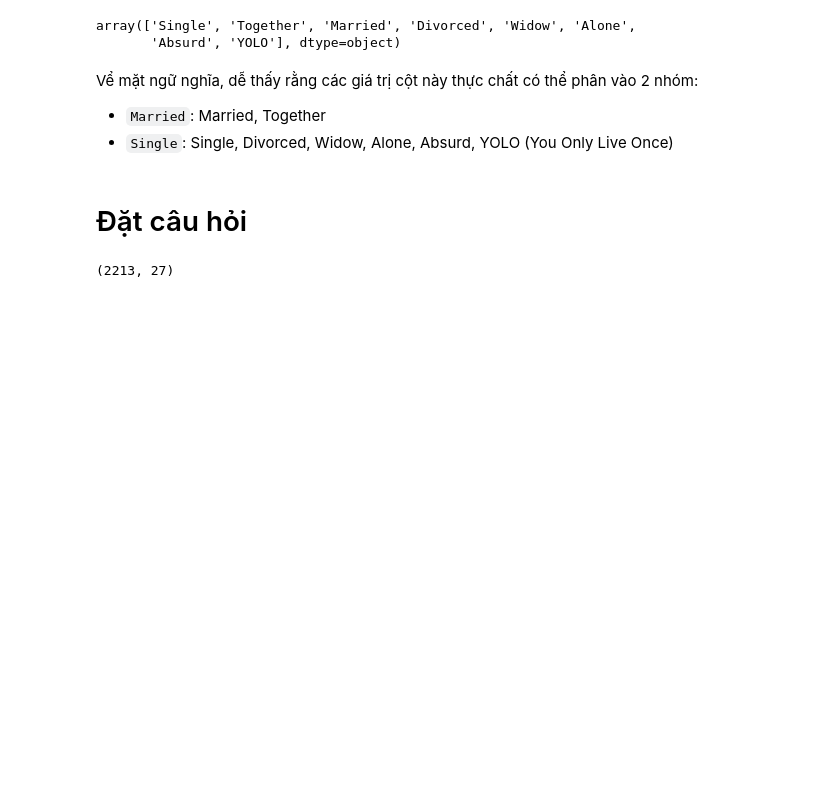
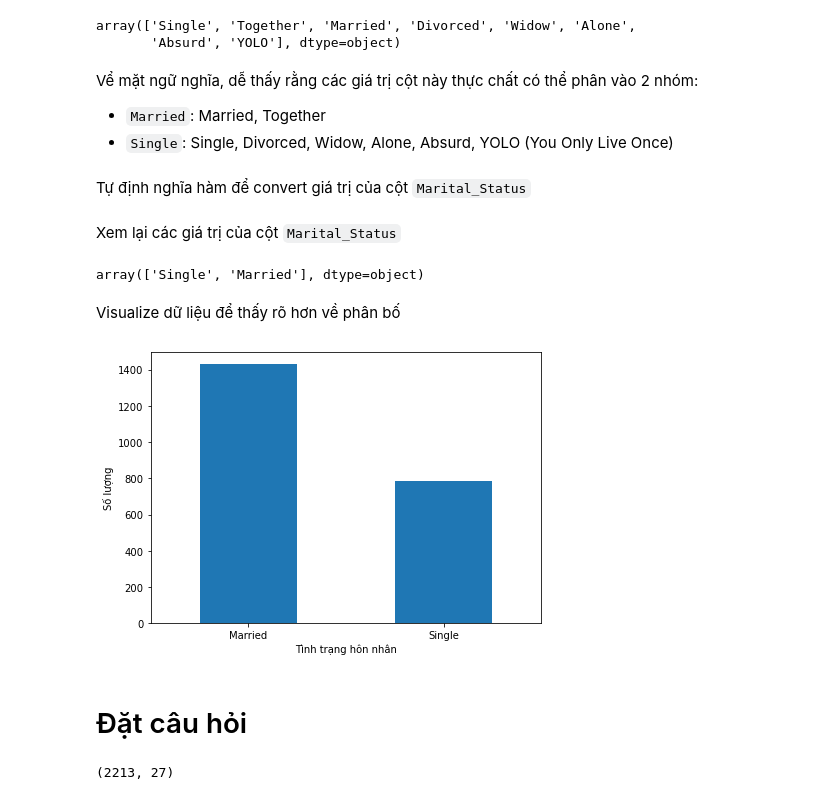
Before and after one commit to ngminhluong/CDS-EndTerm, a Jupyter notebook: Source/Main.ipynb, the cells around one changed output. Cells and saved outputs as stored; diff of their text form; code cells hidden in the pictures; blank space fills up the shorter version.

```diff
--- a/Source/Main.ipynb
+++ b/Source/Main.ipynb
@@ -299,3 +299,27 @@ Vể mặt ngữ nghĩa, dễ thấy rằng các giá trị cột này thực ch
+# %% [markdown]
+Tự định nghĩa hàm để convert giá trị của cột `Marital_Status`
+# %%
+def convMarital(row):
+    if row == "Married" or row == "Together":
+        return "Married"
+    else:
+        return "Single"
+# %%
+mkt_df["Marital_Status"] = mkt_df["Marital_Status"].apply(convMarital)
+# %% [markdown]
+Xem lại các giá trị của cột `Marital_Status`
+# %%
+mkt_df['Marital_Status'].unique()
+# %% [output]
+array(['Single', 'Married'], dtype=object)
+# %% [markdown]
+Visualize dữ liệu để thấy rõ hơn về phân bố
+# %%
+mkt_df['Marital_Status'].value_counts().plot.bar(figsize=(7, 5), rot=0);
+plt.ylabel("Số lượng")
+plt.xlabel("Tình trạng hôn nhân");
+# %% [output]
+[figure, added]
 # %% [markdown]
 # Đặt câu hỏi
 # %%
```
Also changed, not shown: parts of 4 cells of this notebook.
